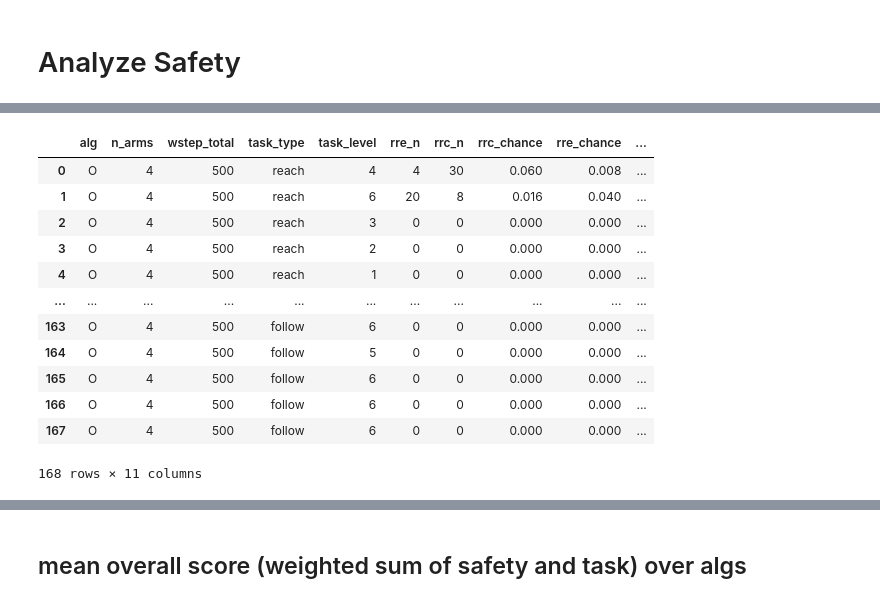
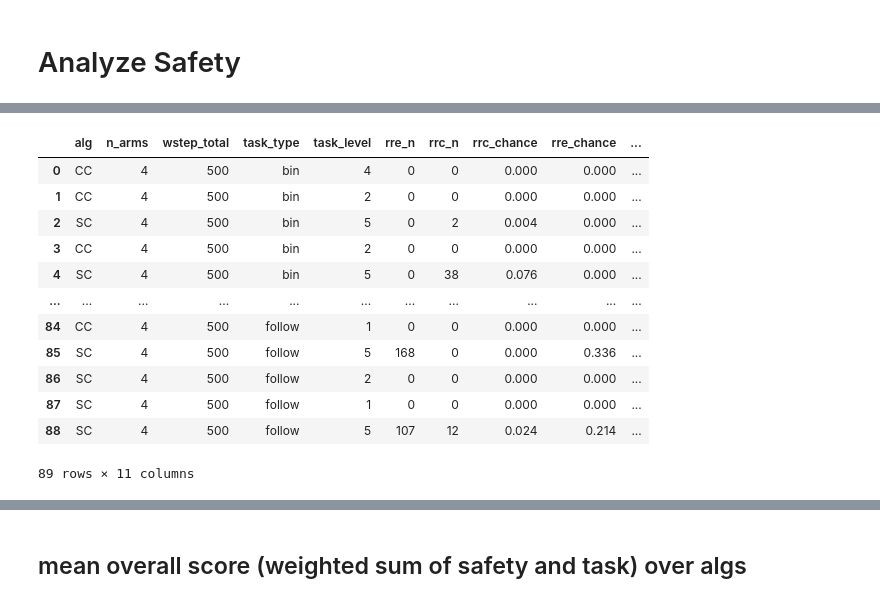
Before and after one commit to Dan7171/rl_for_curobo, a Jupyter notebook: projects_root/experiments/analysis_test.ipynb, the cells around one changed output, grey strips where cells are left out. Saved outputs shown, nothing was run; the diff lists cells and outputs as text; code cells hidden in the pictures.

```diff
--- a/projects_root/experiments/analysis_test.ipynb
+++ b/projects_root/experiments/analysis_test.ipynb
@@ -764,2 +789,5 @@ except Exception as e:
 # %%
-df.describe()
+try:
+    df.describe()
+except Exception as e:
+    print(f'Error: {e}')
@@ -1811,6 +1829,8 @@ def compare_algs_in_bin_task(df,share_y=True,y='placed_total',boxplot=True):
 
     plt.tight_layout()
     plt.show()
-
-compare_algs_in_bin_task(df_bin)
+try:
+    compare_algs_in_bin_task(df_bin)
+except Exception as e:
+    print(f'Error: {e}')
 # %% [output]
@@ -1839,33 +1908,40 @@ columns = ['alg', 'n_arms', 'wstep_total', 'task_type', 'task_level', 'rre_n','r
 rows = []
 successfull_parsing = []
 unsuccessfull_parsing = []
-for sim in reach_sims+bin_sims+follow_sims:
+for sim in all_sims:
     try:
         centralized = sim.is_centralized()
-        w_steps_in_rrc = set()
-        w_steps_in_rre = set()
         agents_dfs = sim.get_agents_dfs()
         if centralized:
             df = sim.get_agents_dfs()[0]
             n_steps = df.w_step.max()
-            rre_n, rrc_n = check_rrc_rre_for_agent(df)
+            rre_cols, rrc_cols = check_rrc_rre_for_agent(df)
+            rre_n = len(rre_cols)
+            rrc_n = len(rrc_cols)
+            print('rrc_n:', rrc_n)
+            print('rre_n:', rre_n)
         else:
             # list of dfs one for each agent (arm)
+            w_steps_in_rrc = set()
+            w_steps_in_rre = set()
             n_steps = 0
             for df in agents_dfs:
                 rre_n, rrc_n = check_rrc_rre_for_agent(df)
                 w_steps_in_rrc = set.union(w_steps_in_rrc, rrc_n)
                 w_steps_in_rre = set.union(w_steps_in_rre, rre_n)
                 n_steps = max(n_steps, df.w_step.max())
+            print(f'DECENTRALIZED DEBUG')
+            print('w_steps_in_rrc:', len(w_steps_in_rrc))
+            print('w_steps_in_rre:', len(w_steps_in_rre))
+            rre_n = len(w_steps_in_rre)
+            rrc_n = len(w_steps_in_rrc)
 
-        rre_n = len(w_steps_in_rre)
-        rrc_n = len(w_steps_in_rrc)
         rre_chance = rre_n / n_steps
         rrc_chance = rrc_n / n_steps
         rows.append([sim.meta_data['alg'], sim.meta_data['n_arms'], n_steps, sim.meta_data['task_type'],sim.meta_data['task_level'], rre_n, rrc_n, rrc_chance, rre_chance,sim.meta_data['task_seed'], sim.meta_data['timestamp']])
         successfull_parsing.append(sim)
-        print(sim.meta_data['timestamp'])
-        print(sim.meta_data['task_seed'])
+        # print(sim.meta_data['timestamp'])
+        # print(sim.meta_data['task_seed'])
 
 
     except Exception as e:
@@ -1894,18 +1970,18 @@ successfull_parsing: 168
 unsuccessfull_parsing: 0
 to view errors, see unsuccessfull_parsing[i][1] for error message
 |  | alg | n_arms | wstep_total | task_type | task_level | rre_n | rrc_n | rrc_chance | rre_chance | ... |
-| 0 | O | 4 | 500 | reach | 4 | 4 | 30 | 0.060 | 0.008 | ... |
-| 1 | O | 4 | 500 | reach | 6 | 20 | 8 | 0.016 | 0.040 | ... |
-| 2 | O | 4 | 500 | reach | 3 | 0 | 0 | 0.000 | 0.000 | ... |
-| 3 | O | 4 | 500 | reach | 2 | 0 | 0 | 0.000 | 0.000 | ... |
-| 4 | O | 4 | 500 | reach | 1 | 0 | 0 | 0.000 | 0.000 | ... |
+| 0 | CC | 4 | 500 | bin | 4 | 0 | 0 | 0.000 | 0.000 | ... |
+| 1 | CC | 4 | 500 | bin | 2 | 0 | 0 | 0.000 | 0.000 | ... |
+| 2 | SC | 4 | 500 | bin | 5 | 0 | 2 | 0.004 | 0.000 | ... |
+| 3 | CC | 4 | 500 | bin | 2 | 0 | 0 | 0.000 | 0.000 | ... |
+| 4 | SC | 4 | 500 | bin | 5 | 0 | 38 | 0.076 | 0.000 | ... |
 | ... | ... | ... | ... | ... | ... | ... | ... | ... | ... | ... |
-| 163 | O | 4 | 500 | follow | 6 | 0 | 0 | 0.000 | 0.000 | ... |
-| 164 | O | 4 | 500 | follow | 5 | 0 | 0 | 0.000 | 0.000 | ... |
-| 165 | O | 4 | 500 | follow | 6 | 0 | 0 | 0.000 | 0.000 | ... |
-| 166 | O | 4 | 500 | follow | 6 | 0 | 0 | 0.000 | 0.000 | ... |
-| 167 | O | 4 | 500 | follow | 6 | 0 | 0 | 0.000 | 0.000 | ... |
+| 84 | CC | 4 | 500 | follow | 1 | 0 | 0 | 0.000 | 0.000 | ... |
+| 85 | SC | 4 | 500 | follow | 5 | 168 | 0 | 0.000 | 0.336 | ... |
+| 86 | SC | 4 | 500 | follow | 2 | 0 | 0 | 0.000 | 0.000 | ... |
+| 87 | SC | 4 | 500 | follow | 1 | 0 | 0 | 0.000 | 0.000 | ... |
+| 88 | SC | 4 | 500 | follow | 5 | 107 | 12 | 0.024 | 0.214 | ... |
-168 rows × 11 columns
+89 rows × 11 columns
 # %%
 df_collisions.describe()
 # %% [output]
```
Also changed, not shown: parts of 42 cells of this notebook, 3 other files.
